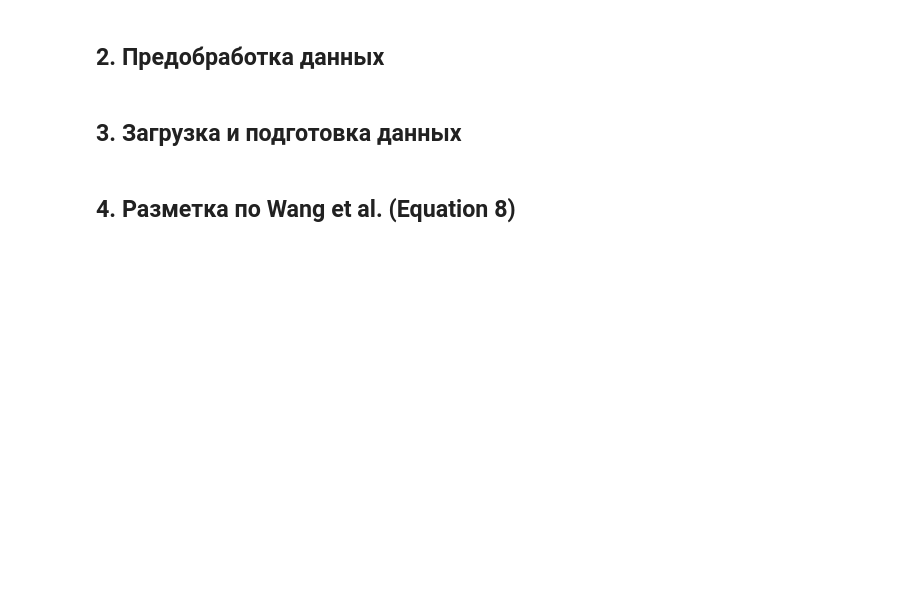
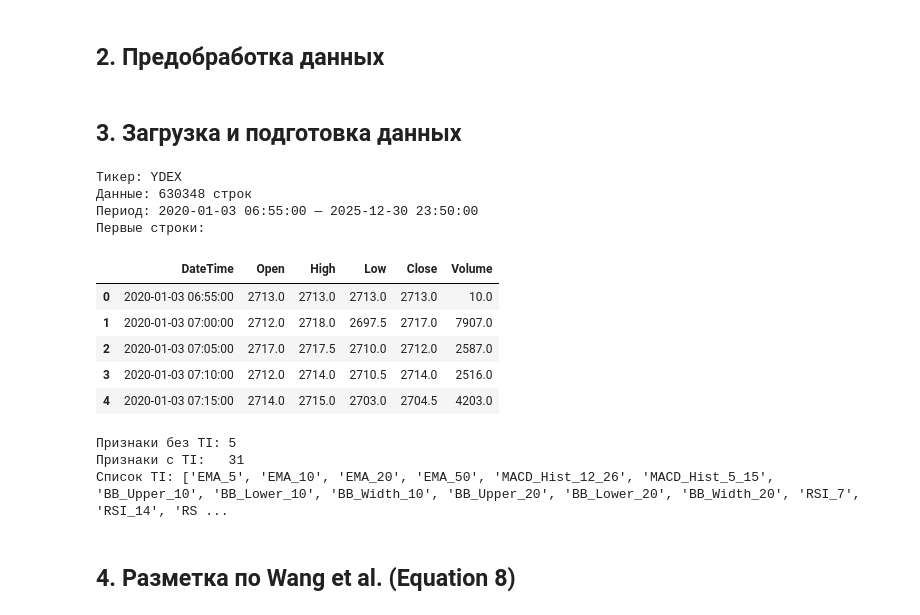
Before and after one commit to JayRox73/Deep_Learning_Trading_Strategy_for_Russian_Stock_Market, a Jupyter notebook: cdt_1d_cnn_notebook.ipynb, the cells around one changed output. Cells and saved outputs as stored; diff of their text form; code cells hidden in the pictures; blank space fills up the shorter version.

```diff
--- a/cdt_1d_cnn_notebook.ipynb
+++ b/cdt_1d_cnn_notebook.ipynb
@@ -73,17 +76,27 @@ from cdt_1d_cnn_wang import (
 # %%
 # === Загрузка данных ===
 ticker = "YDEX"  # Можно менять: SBER, LKOH, MGNT, GLDRUB_TOM и т.д.
 df = pd.read_parquet(f"data/{ticker}_5min.parquet")
 df = df[df["DateTime"] >= "2020-01-01"]
 df = df[df["DateTime"] < "2026-01-01"]
 df = fill_time_gaps(df)
 df = clean_market_data(df)
 print(f"Тикер: {ticker}")
 print(f"Данные: {len(df)} строк")
-print(f"Период: {df["DateTime"].min()} — {df["DateTime"].max()}")
-print(f"
-Первые строки:")
+print(f"Период: {df['DateTime'].min()} — {df['DateTime'].max()}")
+print(f"Первые строки:")
 df.head()
+# %% [output]
+Тикер: YDEX
+Данные: 630348 строк
+Период: 2020-01-03 06:55:00 — 2025-12-30 23:50:00
+Первые строки:
+|  | DateTime | Open | High | Low | Close | Volume |
+| 0 | 2020-01-03 06:55:00 | 2713.0 | 2713.0 | 2713.0 | 2713.0 | 10.0 |
+| 1 | 2020-01-03 07:00:00 | 2712.0 | 2718.0 | 2697.5 | 2717.0 | 7907.0 |
+| 2 | 2020-01-03 07:05:00 | 2717.0 | 2717.5 | 2710.0 | 2712.0 | 2587.0 |
+| 3 | 2020-01-03 07:10:00 | 2712.0 | 2714.0 | 2710.5 | 2714.0 | 2516.0 |
+| 4 | 2020-01-03 07:15:00 | 2714.0 | 2715.0 | 2703.0 | 2704.5 | 4203.0 |
 # %%
 # === Данные с техническими индикаторами (46 атрибутов, как в статье) ===
 df_with_ti = add_technical_indicators(df.copy())
@@ -91,8 +104,11 @@ base_features = ["Open", "High", "Low", "Close", "Volume"]
 ti_features = [c for c in df_with_ti.columns if c not in ["DateTime", "Target"]]
 print(f"Признаки без TI: {len(base_features)}")
 print(f"Признаки с TI:   {len(ti_features)}")
-print(f"
-Список TI: {[f for f in ti_features if f not in base_features]}")
+print(f"Список TI: {[f for f in ti_features if f not in base_features]}")
+# %% [output]
+Признаки без TI: 5
+Признаки с TI:   31
+Список TI: ['EMA_5', 'EMA_10', 'EMA_20', 'EMA_50', 'MACD_Hist_12_26', 'MACD_Hist_5_15', 'BB_Upper_10', 'BB_Lower_10', 'BB_Width_10', 'BB_Upper_20', 'BB_Lower_20', 'BB_Width_20', 'RSI_7', 'RSI_14', 'RS ...
 # %% [markdown]
 ## 4. Разметка по Wang et al. (Equation 8)
 # %%
```
Also changed, not shown: parts of 8 cells of this notebook, 2 other files.
